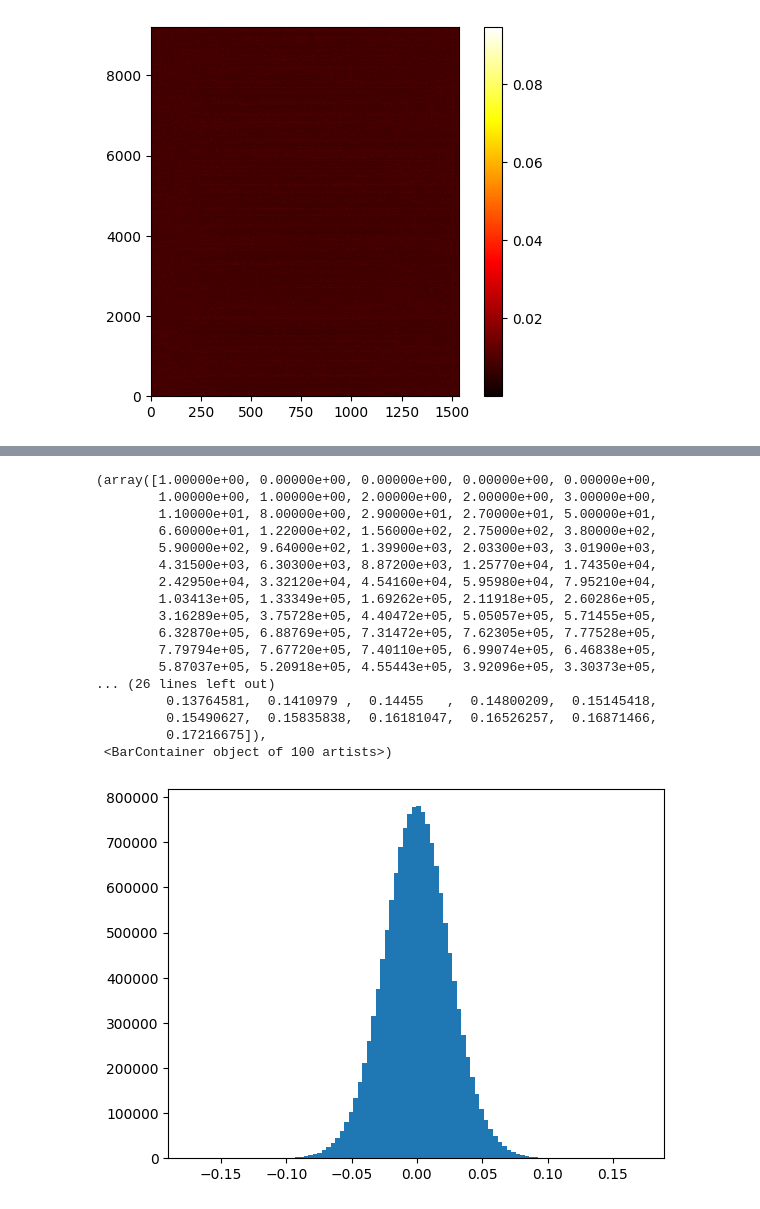
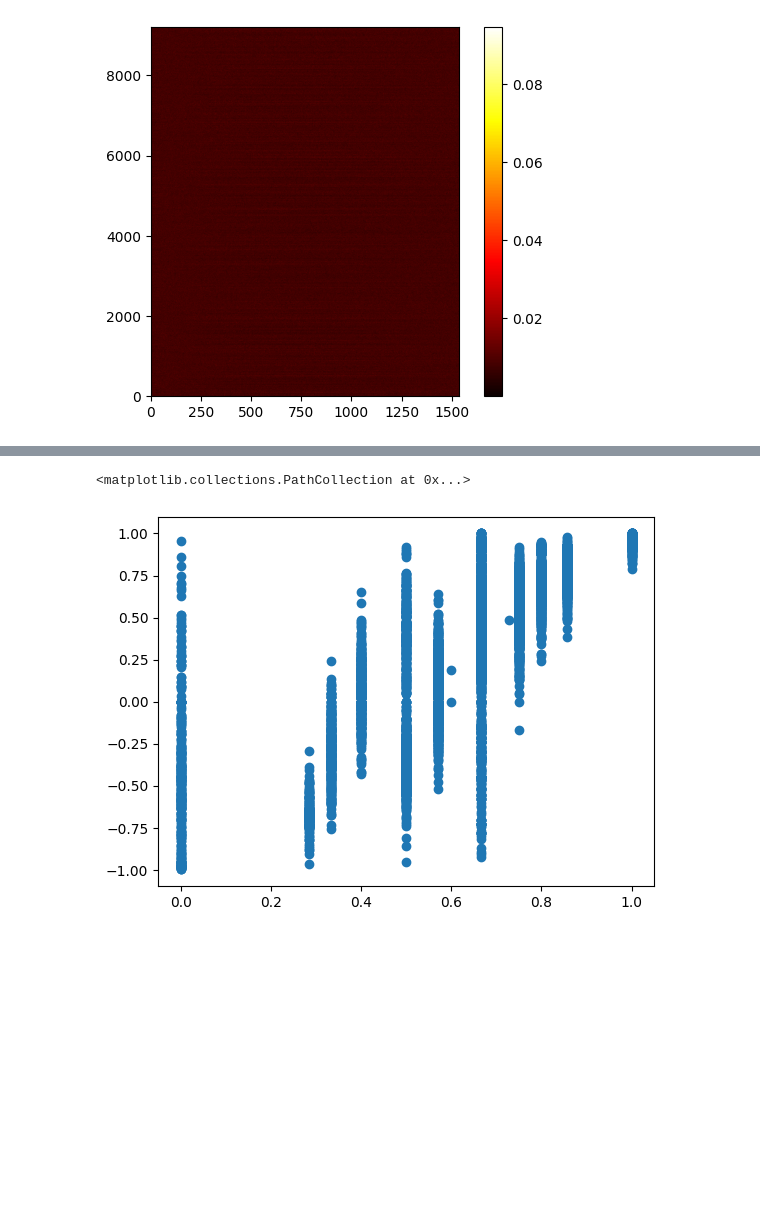
Before and after one commit to jsalt2024-evaluating-llms-for-astronomy/retrieval, a Jupyter notebook: saerch/christine.ipynb, the cells around one changed output, grey strips where cells are left out. Drawn from its saved outputs; the diff is of its cells as text; code cells hidden in the pictures; blank space fills up the shorter version.

```diff
--- a/saerch/christine.ipynb
+++ b/saerch/christine.ipynb
@@ -536,21 +535,0 @@ plt.colorbar()
-# %%
-plt.hist((decoder_weight.flatten()), bins = 100)
-# %% [output]
-(array([1.00000e+00, 0.00000e+00, 0.00000e+00, 0.00000e+00, 0.00000e+00,
-        1.00000e+00, 1.00000e+00, 2.00000e+00, 2.00000e+00, 3.00000e+00,
-        1.10000e+01, 8.00000e+00, 2.90000e+01, 2.70000e+01, 5.00000e+01,
-        6.60000e+01, 1.22000e+02, 1.56000e+02, 2.75000e+02, 3.80000e+02,
-        5.90000e+02, 9.64000e+02, 1.39900e+03, 2.03300e+03, 3.01900e+03,
-        4.31500e+03, 6.30300e+03, 8.87200e+03, 1.25770e+04, 1.74350e+04,
-        2.42950e+04, 3.32120e+04, 4.54160e+04, 5.95980e+04, 7.95210e+04,
-        1.03413e+05, 1.33349e+05, 1.69262e+05, 2.11918e+05, 2.60286e+05,
-        3.16289e+05, 3.75728e+05, 4.40472e+05, 5.05057e+05, 5.71455e+05,
-        6.32870e+05, 6.88769e+05, 7.31472e+05, 7.62305e+05, 7.77528e+05,
-        7.79794e+05, 7.67720e+05, 7.40110e+05, 6.99074e+05, 6.46838e+05,
-        5.87037e+05, 5.20918e+05, 4.55443e+05, 3.92096e+05, 3.30373e+05,
-... (26 lines left out)
-         0.13764581,  0.1410979 ,  0.14455   ,  0.14800209,  0.15145418,
-         0.15490627,  0.15835838,  0.16181047,  0.16526257,  0.16871466,
-         0.17216675]),
- <BarContainer object of 100 artists>)
-[figure, removed]
@@ -556,0 +538,23 @@ plt.hist((decoder_weight.flatten()), bins = 100)
+# %%
+auto_results = json.load(open('sae_data/feature_analysis_results.json'))
+# %%
+auto_embeds = np.load('sae_data/feature_embeddings.npy')
+auto_labels = open('sae_data/feature_labels.txt').read().splitlines()
+# %%
+filt_results = []
+for result in auto_results:
+    if result['f1'] > 0.6 and result['pearson_correlation'] > 0.6:
+        feature_vec = decoder_weight[result['index']]
+        auto_i = auto_labels.index(result['label'])
+        auto_vec = auto_embeds[auto_i]
+        result['cosine_sim'] = np.dot(auto_vec, feature_vec)
+        filt_results.append(result)
+# %%
+filt_cosine = [result['cosine_sim'] for result in filt_results]
+filt_f1 = [result['f1'] for result in filt_results]
+filt_pearson = [result['pearson_correlation'] for result in filt_results]
+# %%
+plt.scatter(filt_f1, filt_pearson)
+# %% [output]
+<matplotlib.collections.PathCollection at 0x...>
+[figure, added]
```
Also changed, not shown: parts of 14 cells of this notebook, 4 other files.
